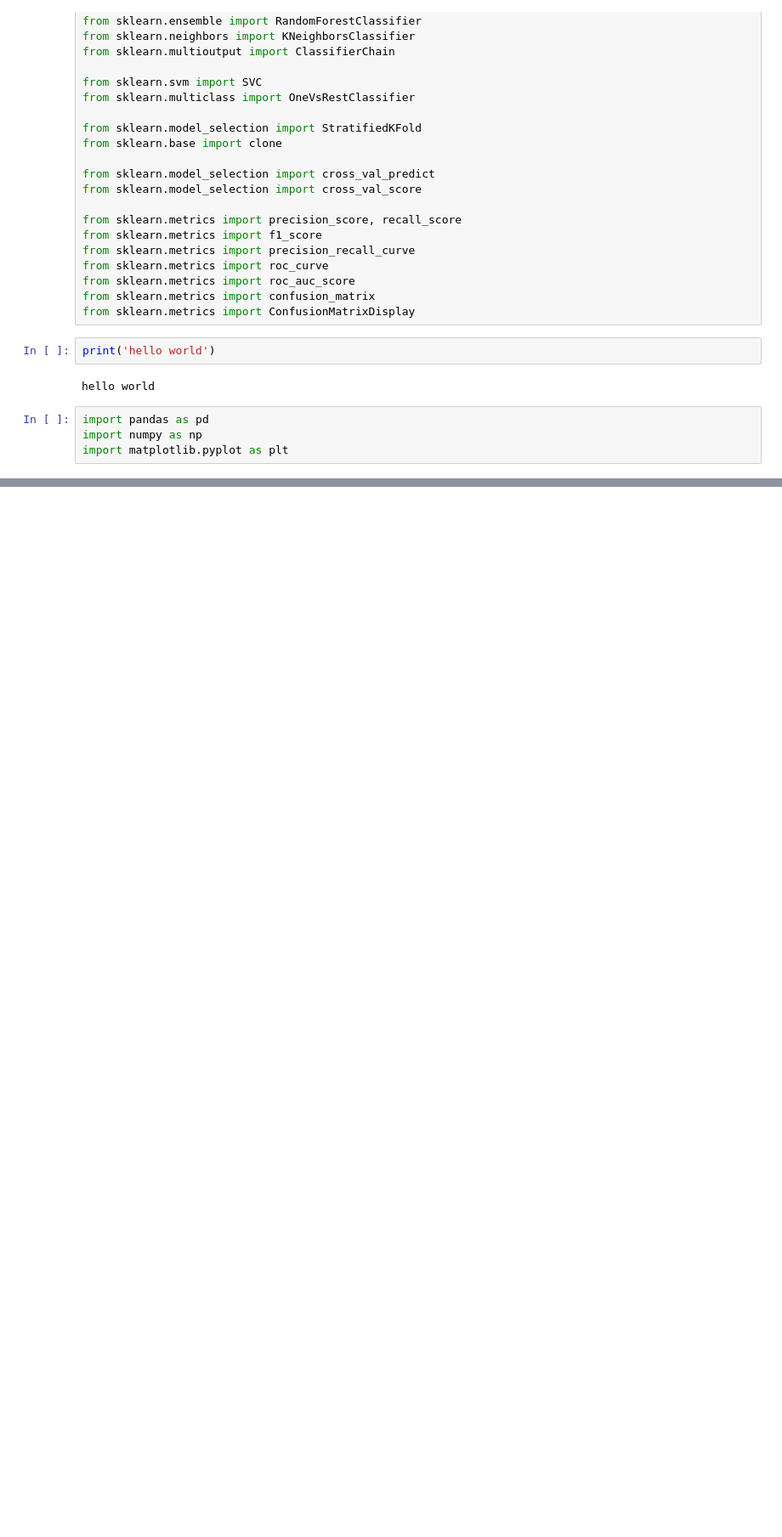
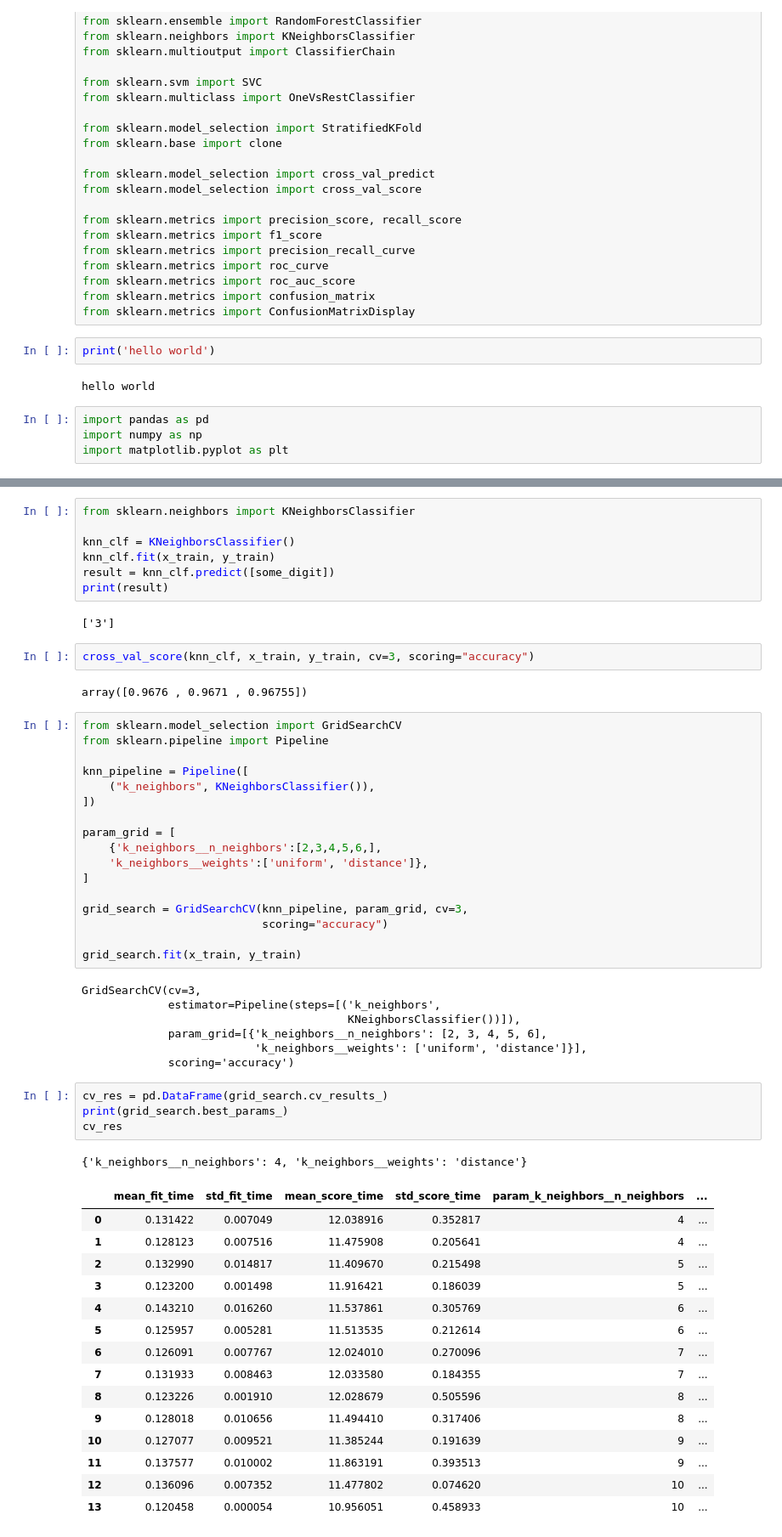
Before and after one commit to Blinan/Python, a Jupyter notebook: hond-on-machine-learing/03_.ipynb, the cells around one changed output, grey strips where cells are left out. Shown at 85% size. Cells and saved outputs as stored; diff of their text form; blank space fills up the shorter version.

```diff
--- a/hond-on-machine-learing/03_.ipynb
+++ b/hond-on-machine-learing/03_.ipynb
@@ -53,0 +75,58 @@ plt.show()
+# %%
+from sklearn.neighbors import KNeighborsClassifier
+
+knn_clf = KNeighborsClassifier()
+knn_clf.fit(x_train, y_train)
+result = knn_clf.predict([some_digit])
+print(result)
+# %% [output]
+['3']
+# %%
+cross_val_score(knn_clf, x_train, y_train, cv=3, scoring="accuracy")
+# %% [output]
+array([0.9676 , 0.9671 , 0.96755])
+# %%
+from sklearn.model_selection import GridSearchCV
+from sklearn.pipeline import Pipeline
+
+knn_pipeline = Pipeline([
+    ("k_neighbors", KNeighborsClassifier()),
+])
+
+param_grid = [
+    {'k_neighbors__n_neighbors':[2,3,4,5,6,],
+    'k_neighbors__weights':['uniform', 'distance']},
+]
+
+grid_search = GridSearchCV(knn_pipeline, param_grid, cv=3,
+                           scoring="accuracy")
+
+grid_search.fit(x_train, y_train)
+# %% [output]
+GridSearchCV(cv=3,
+             estimator=Pipeline(steps=[('k_neighbors',
+                                        KNeighborsClassifier())]),
+             param_grid=[{'k_neighbors__n_neighbors': [2, 3, 4, 5, 6],
+                          'k_neighbors__weights': ['uniform', 'distance']}],
+             scoring='accuracy')
+# %%
+cv_res = pd.DataFrame(grid_search.cv_results_)
+print(grid_search.best_params_)
+cv_res
+# %% [output]
+{'k_neighbors__n_neighbors': 4, 'k_neighbors__weights': 'distance'}
+|  | mean_fit_time | std_fit_time | mean_score_time | std_score_time | param_k_neighbors__n_neighbors | ... |
+| 0 | 0.131422 | 0.007049 | 12.038916 | 0.352817 | 4 | ... |
+| 1 | 0.128123 | 0.007516 | 11.475908 | 0.205641 | 4 | ... |
+| 2 | 0.132990 | 0.014817 | 11.409670 | 0.215498 | 5 | ... |
+| 3 | 0.123200 | 0.001498 | 11.916421 | 0.186039 | 5 | ... |
+| 4 | 0.143210 | 0.016260 | 11.537861 | 0.305769 | 6 | ... |
+| 5 | 0.125957 | 0.005281 | 11.513535 | 0.212614 | 6 | ... |
+| 6 | 0.126091 | 0.007767 | 12.024010 | 0.270096 | 7 | ... |
+| 7 | 0.131933 | 0.008463 | 12.033580 | 0.184355 | 7 | ... |
+| 8 | 0.123226 | 0.001910 | 12.028679 | 0.505596 | 8 | ... |
+| 9 | 0.128018 | 0.010656 | 11.494410 | 0.317406 | 8 | ... |
+| 10 | 0.127077 | 0.009521 | 11.385244 | 0.191639 | 9 | ... |
+| 11 | 0.137577 | 0.010002 | 11.863191 | 0.393513 | 9 | ... |
+| 12 | 0.136096 | 0.007352 | 11.477802 | 0.074620 | 10 | ... |
+| 13 | 0.120458 | 0.000054 | 10.956051 | 0.458933 | 10 | ... |
```
Also changed, not shown: parts of 6 cells of this notebook, 7 other files.
